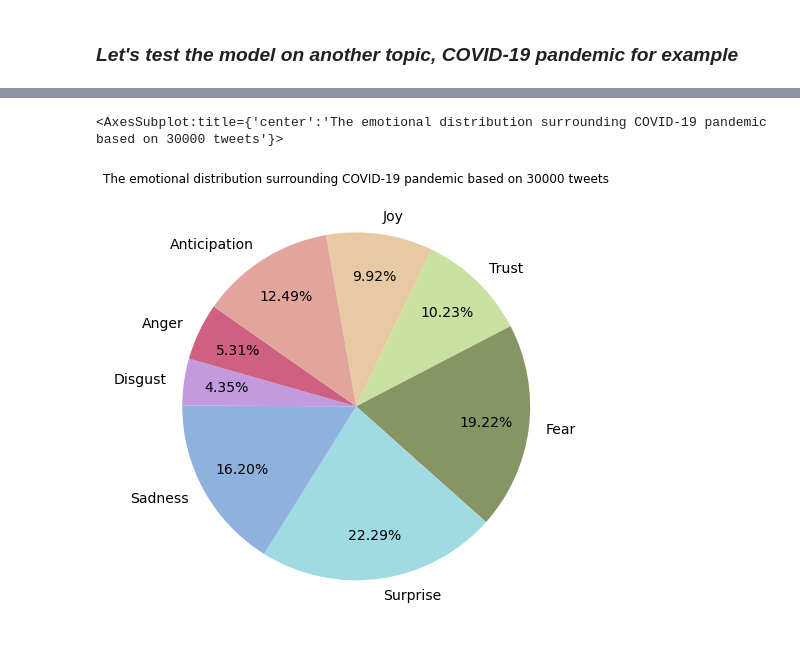
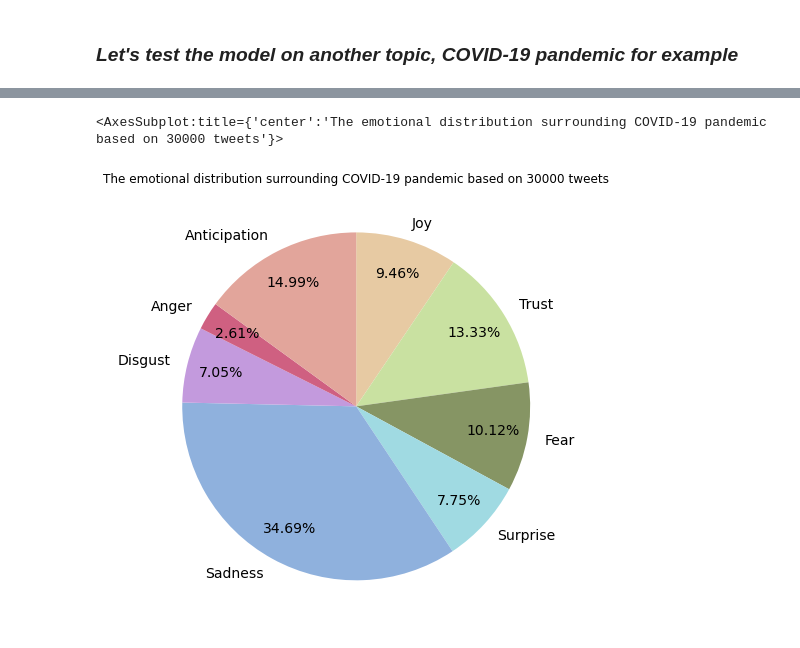
Before and after one commit to sadaki19/Sentiment_Analysis_Using_Plutchik_Wheel, a Jupyter notebook: Code.ipynb, the cells around one changed output, grey strips where cells are left out. Drawn from its saved outputs; the diff is of its cells as text; code cells hidden in the pictures.

```diff
--- a/Code.ipynb
+++ b/Code.ipynb
@@ -136,6 +153,7 @@ dict(list(joy.items())[:10])
 ***Set a class applying Sentiment Analysis to Tweets by detecting intersections between each Tweet and emotion dictionaries***
 # %%
 class Feeling:
+    # Import the dictionaries into the class.
     joy_dic = json.load(open(f"sets\\joy.json"))
     trust_dic = json.load(open(f"sets\\trust.json"))
     fear_dic = json.load(open(f"sets\\fear.json"))
@@ -146,6 +164,7 @@ class Feeling:
     anticipation_dic = json.load(open(f"sets\\anticipation.json"))
 
     def __init__(self, tweet):
+        # Assign an initial value to each emotion in each tweet.
         self.joy = 0
         self.trust = 0
         self.fear = 0
@@ -154,12 +173,14 @@ class Feeling:
         self.disgust = 0
         self.anger = 0
         self.anticipation = 0
+        self.tot = 0
 
         self.words = []
         self.split(tweet)
         self.find_frequency()
 
     def split(self, tweet):
+        # Clean the tweets
         res = ''.join([i for i in tweet if not i.isdigit()])
         self.words = re.sub(r'[^\w\s]', '', res.lower()).split()
         for word in self.words:
@@ -168,6 +189,7 @@ class Feeling:
                 continue
 
     def find_frequency(self):
+        # Compute the intersections between every tweet and each set of emotion sets.
         for word in self.words:
             self.joy += Feeling.joy_dic.get(word, 0)
             self.trust += Feeling.trust_dic.get(word, 0)
@@ -178,12 +200,17 @@ class Feeling:
             self.anger += Feeling.anger_dic.get(word, 0)
             self.anticipation += Feeling.anticipation_dic.get(word, 0)
 
-        self.joy /= len(self.words)
-        self.trust /= len(self.words)
-        self.fear /= len(self.words)
-        self.surprise /= len(self.words)
-        self.sadness /= len(self.words)
-        self.disgust /= len(self.words)
-        self.anger /= len(self.words)
-        self.anticipation /= len(self.words)
+            # Normalize the outcomes
+            self.tot = self.joy+self.trust+self.fear+self.surprise+self.sadness+self.disgust+self.anger+self.anticipation
+        try:
+            self.joy /= self.tot
+            self.trust /= self.tot
+            self.fear /= self.tot
+            self.surprise /= self.tot
+            self.sadness /= self.tot
+            self.disgust /= self.tot
+            self.anger /= self.tot
+            self.anticipation /= self.tot
+        except:
+            pass
 # %% [markdown]
@@ -194,7 +223,7 @@ import snscrape.modules.twitter as sntwitter
 # Creating list to append tweet data to
 tweets_list = []
 
-query = 'world cup 2022 lang:en since:2022-11-20 until:2022-12-31'
+query = 'world cup 2022 lang:en since:2022-11-20 until:2022-12-20'
 limit = 30000
 
 # Using TwitterSearchScraper to scrape data and append tweets to list
@@ -205,4 +234,5 @@ for i,tweet in enumerate(sntwitter.TwitterSearchScraper(query).get_items()):
 
 # Creating a dataframe to load the list
 tweets_df = pd.DataFrame(tweets_list, columns=["User", "Date", "Tweet"])
+tweets_df.to_csv('world_cup.csv')
 # %% [output]
@@ -337,6 +373,10 @@ for twt in tweets_df1['Tweet']:
     df1.loc[len(df1)] = [twt, tweet.joy, tweet.trust, tweet.fear, tweet.surprise,
                        tweet.sadness, tweet.disgust, tweet.anger, tweet.anticipation]
 
+# Normalize the outcomes
+df1 = df1.set_index('Tweet')
+df1 = df1.div(df1.sum(axis=1), axis=0)
+
 # Add a row containing the mean of each emotion for all Tweets
 df1.loc['mean'] = df1.mean()
 df1
@@ -357,9 +398,8 @@ df1
 # %%
 # Visualize the results in a pie chart
-colors = ['#E7CAA3','#C9E1A1','#869564','#A0DAE2','#8FB1DD','#C39ADD','#CF6081','#E2A59B']
-df1.iloc[len(df1)-1, 1:9].plot.pie(figsize=(8, 8),colors=colors, fontsize=14, autopct='%1.2f%%',
-                                 startangle=100, counterclock=False, pctdistance=0.75, label="",
-                                title = 'The emotional distribution surrounding COVID-19 pandemic based on 30000 tweets')
+df1.iloc[len(df1)-1].plot.pie(figsize=(8, 8),colors=colors, fontsize=14, autopct='%1.2f%%',
+                                   startangle=90, counterclock=False, pctdistance=0.8, label="",
+                                   title = 'The emotional distribution surrounding COVID-19 pandemic based on 30000 tweets')
 # %% [output]
 <AxesSubplot:title={'center':'The emotional distribution surrounding COVID-19 pandemic based on 30000 tweets'}>
-[figure, old version]
+[figure, new version]
```
Also changed, not shown: parts of 16 cells of this notebook.
